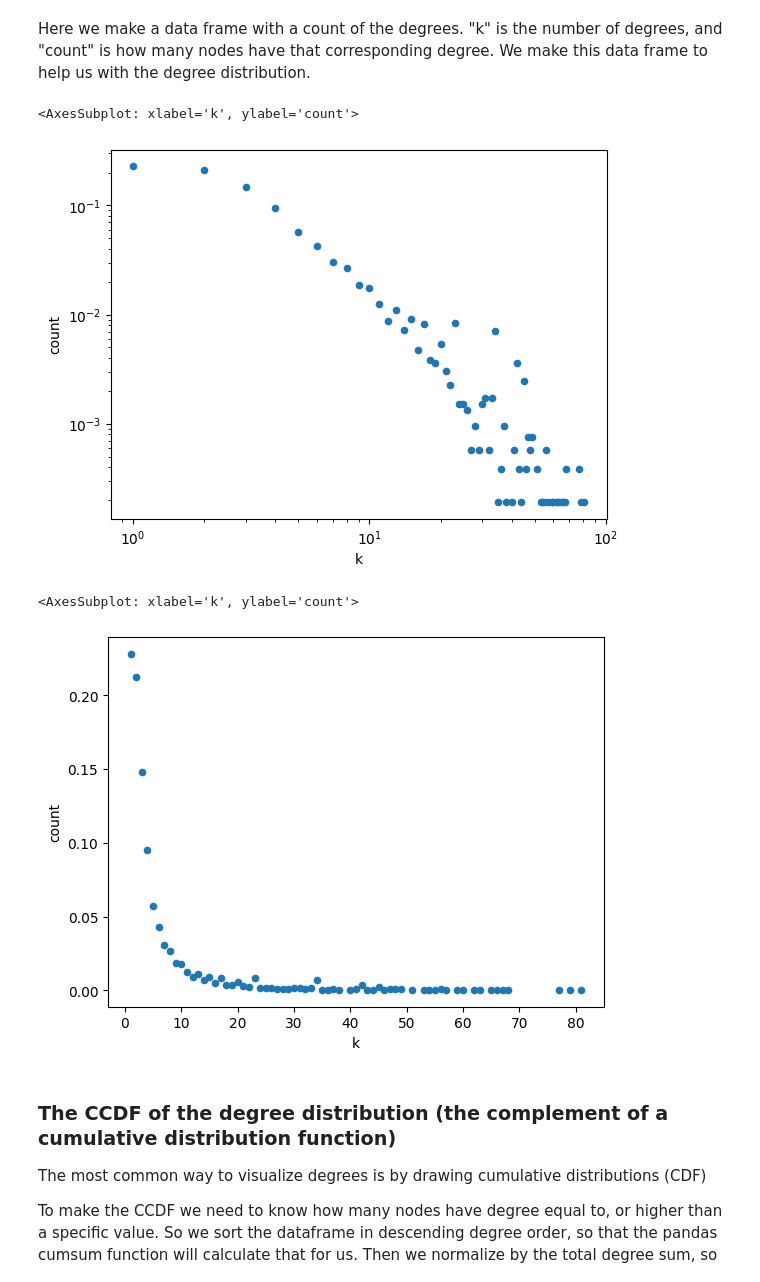
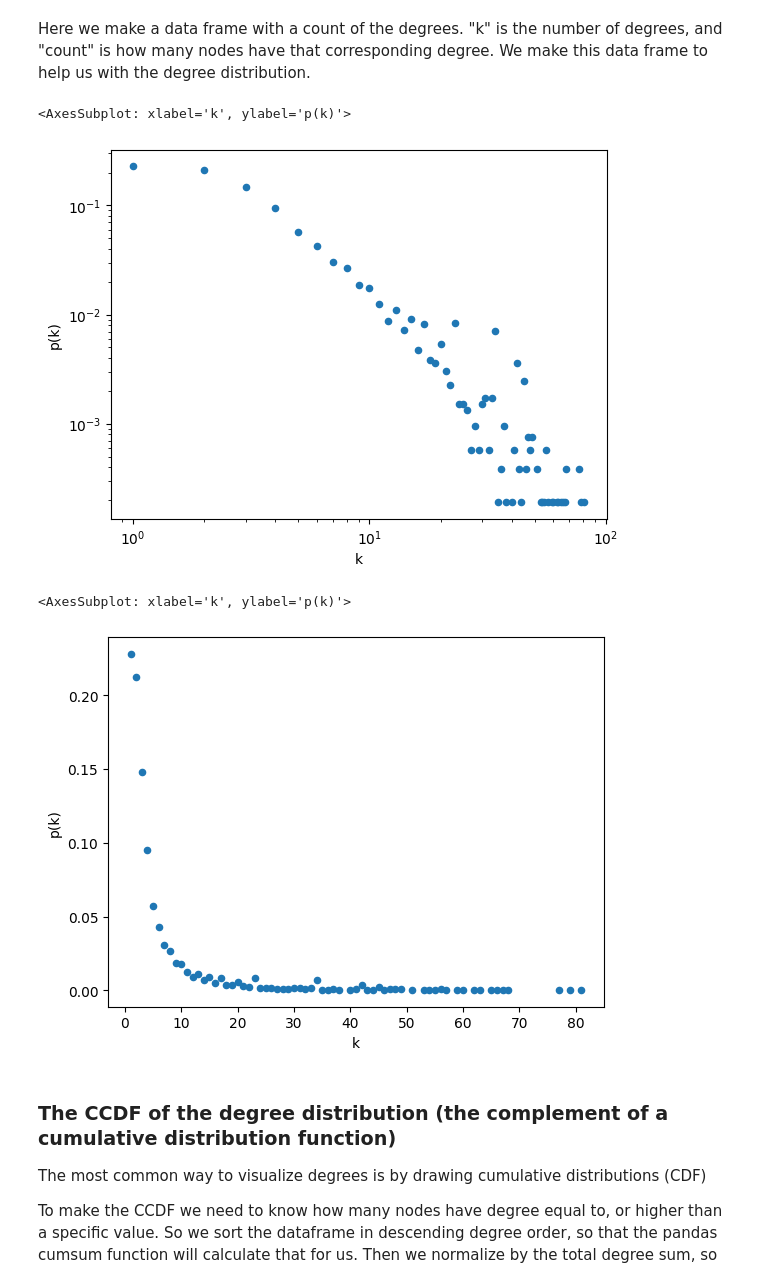
Before and after one commit to viggo-gascou/network-analysis, a Jupyter notebook: main_authors.ipynb, the cells around one changed output. Drawn from its saved outputs; the diff is of its cells as text; code cells hidden in the pictures.

```diff
--- a/main_authors.ipynb
+++ b/main_authors.ipynb
@@ -113,7 +181,7 @@ node_list_degrees = pd.read_csv("data/node_list_degrees.csv")
 num_degrees = Counter(node_list_degrees["Degree"])
 
 # Normalising y with the total number of nodes in the network.
-num_degrees = {key: value / len(G.nodes) for key, value in num_degrees.items()}
+
 degrees = num_degrees.keys()
 counts = num_degrees.values()
 
@@ -121,23 +189,25 @@ counts = num_degrees.values()
 pw = pd.DataFrame()
 pw["k"] = degrees
 pw["count"] = counts
+
+num_degrees_normalised = {key: value / len(G.nodes) for key, value in num_degrees.items()}
+pw['p(k)'] = num_degrees_normalised.values()
 # %%
 # plot the degrees against the number of nodes
 
-
 # With log-scale
 
-pw.plot(x = "k", y = "count", kind = "scatter", loglog= True)
+pw.plot(x = "k", y = "p(k)", kind = "scatter", loglog= True)
 # %% [output]
-<AxesSubplot: xlabel='k', ylabel='count'>
+<AxesSubplot: xlabel='k', ylabel='p(k)'>
-[figure, old version]
+[figure, new version]
 # %%
 # without log-scale
 
-pw.plot(x = "k", y = "count", kind = "scatter" )
+pw.plot(x = "k", y = "p(k)", kind = "scatter" )
 # %% [output]
-<AxesSubplot: xlabel='k', ylabel='count'>
+<AxesSubplot: xlabel='k', ylabel='p(k)'>
-[figure, old version]
+[figure, new version]
 # %% [markdown]
 ### The CCDF of the degree distribution (the complement of a cumulative distribution function)
 The most common way to visualize degrees is by drawing cumulative distributions (CDF)
```
Also changed, not shown: parts of 57 cells of this notebook, 22 other files.
